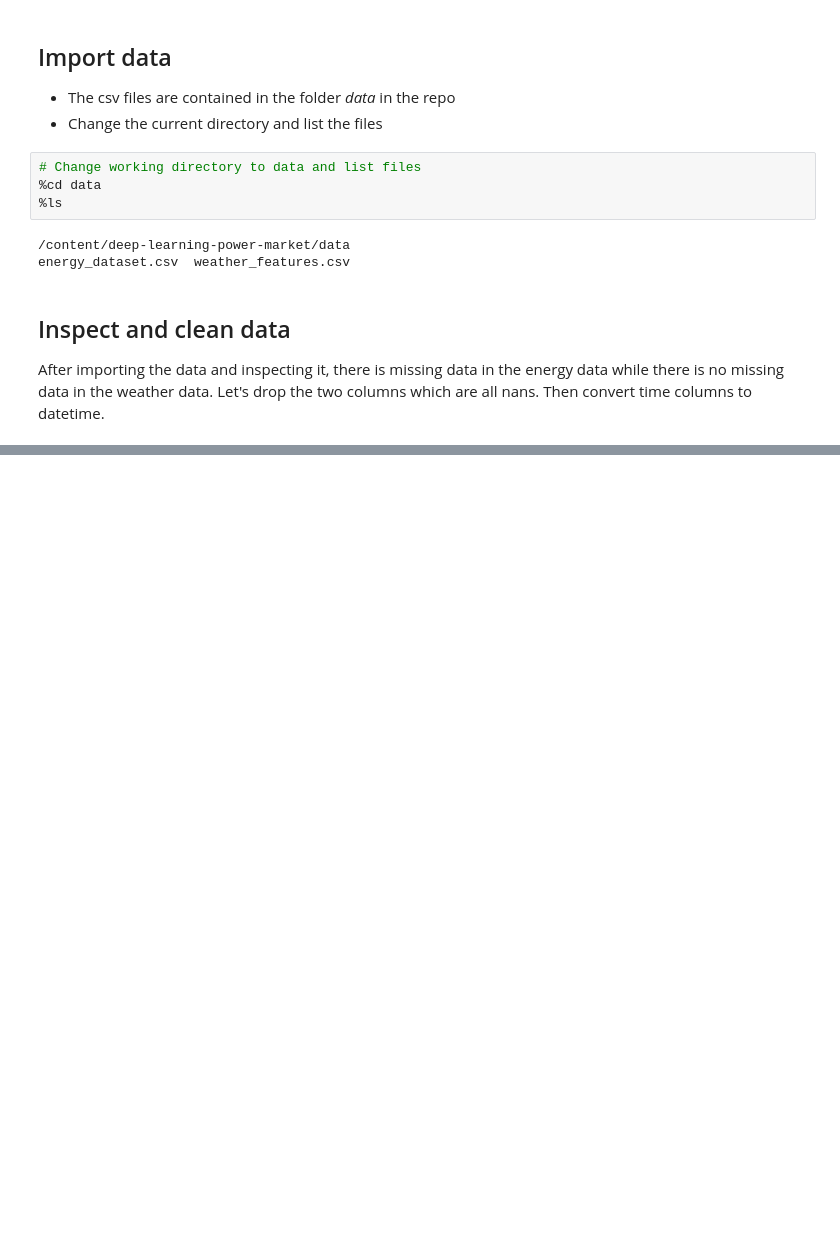
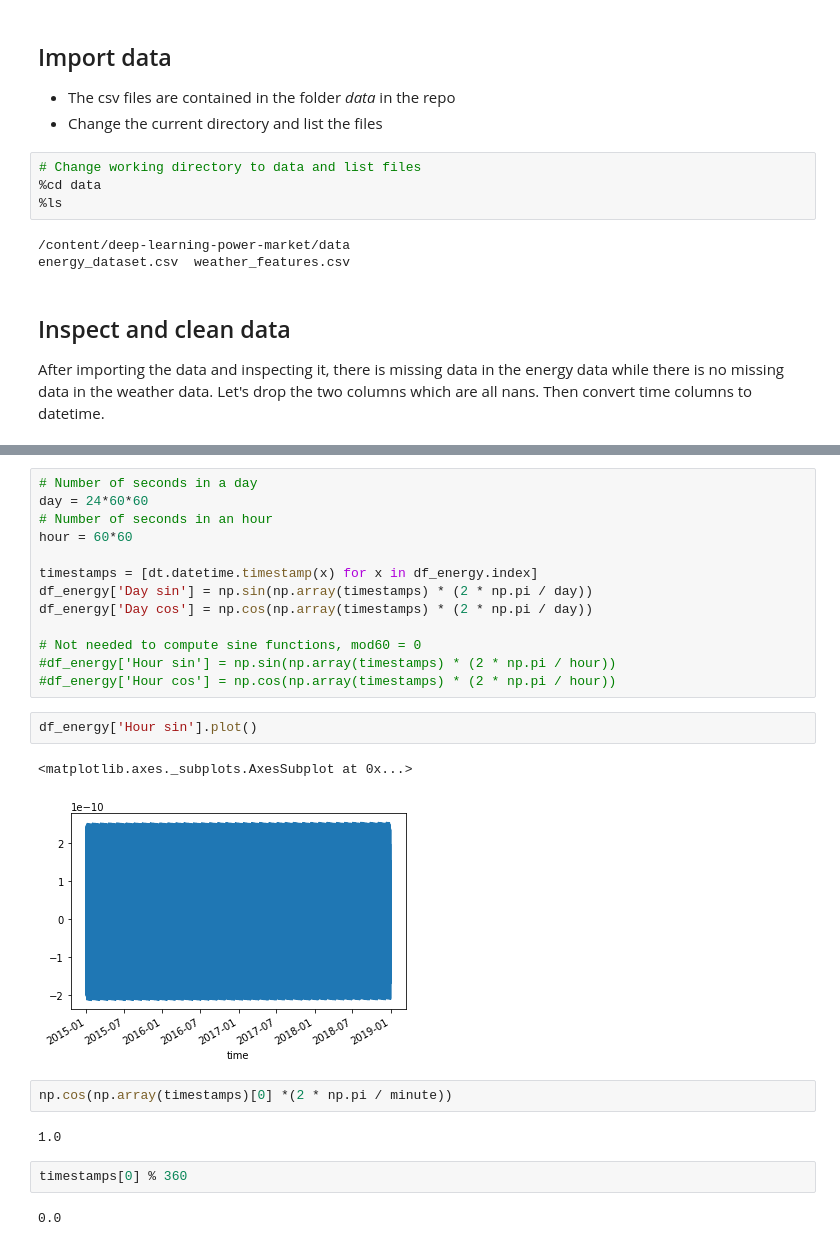
Before and after one commit to gammaSquared/deep_learning_fingrid, a Jupyter notebook: main.ipynb, the cells around one changed output, grey strips where cells are left out. Saved outputs shown, nothing was run; the diff lists cells and outputs as text; blank space fills up the shorter version.

```diff
--- a/main.ipynb
+++ b/main.ipynb
@@ -172,0 +223,26 @@ df_energy[df_energy.isna().any(axis=1)]
+# %%
+# Number of seconds in a day
+day = 24*60*60
+# Number of seconds in an hour
+hour = 60*60
+
+timestamps = [dt.datetime.timestamp(x) for x in df_energy.index]
+df_energy['Day sin'] = np.sin(np.array(timestamps) * (2 * np.pi / day))
+df_energy['Day cos'] = np.cos(np.array(timestamps) * (2 * np.pi / day))
+
+# Not needed to compute sine functions, mod60 = 0
+#df_energy['Hour sin'] = np.sin(np.array(timestamps) * (2 * np.pi / hour))
+#df_energy['Hour cos'] = np.cos(np.array(timestamps) * (2 * np.pi / hour))
+# %%
+df_energy['Hour sin'].plot()
+# %% [output]
+<matplotlib.axes._subplots.AxesSubplot at 0x...>
+[figure, added]
+# %%
+np.cos(np.array(timestamps)[0] *(2 * np.pi / minute))
+# %% [output]
+1.0
+# %%
+timestamps[0] % 360
+# %% [output]
+0.0
```
Also changed, not shown: parts of 14 cells of this notebook.
